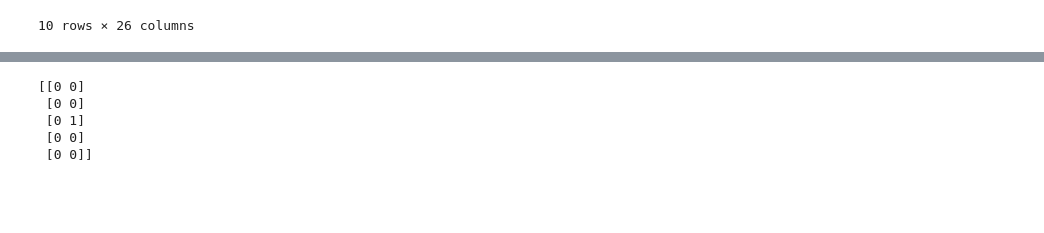
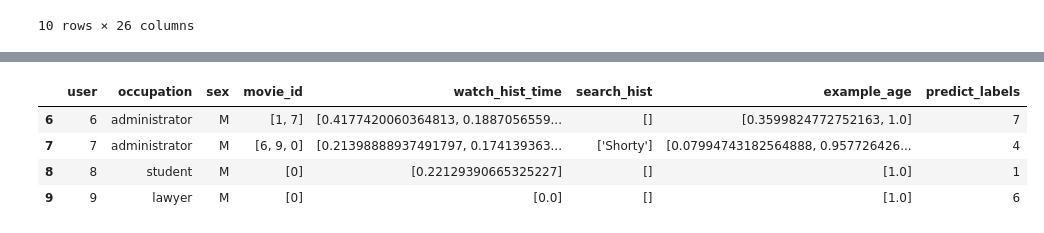
Before and after one commit to hyez/Deep-Youtube-Recommendations, a Jupyter notebook: neural_net.ipynb, the cells around one changed output, grey strips where cells are left out. Saved outputs shown, nothing was run; the diff lists cells and outputs as text; code cells hidden in the pictures; blank space fills up the shorter version.

```diff
--- a/neural_net.ipynb
+++ b/neural_net.ipynb
@@ -314,8 +321,0 @@ data
-# %%
-print(tf.keras.preprocessing.sequence.pad_sequences(train_data['watch_hist_time']))
-# %% [output]
-[[0 0]
- [0 0]
- [0 1]
- [0 0]
- [0 0]]
@@ -321,0 +324,8 @@ print(tf.keras.preprocessing.sequence.pad_sequences(train_data['watch_hist_time'
+# %%
+test_data
+# %% [output]
+|  | user | occupation | sex | movie_id | watch_hist_time | search_hist | example_age | predict_labels |
+| 6 | 6 | administrator | M | [1, 7] | [0.4177420060364813, 0.1887056559... | [] | [0.3599824772752163, 1.0] | 7 |
+| 7 | 7 | administrator | M | [6, 9, 0] | [0.21398888937491797, 0.174139363... | ['Shorty'] | [0.07994743182564888, 0.957726426... | 4 |
+| 8 | 8 | student | M | [0] | [0.22129390665325227] | [] | [1.0] | 1 |
+| 9 | 9 | lawyer | M | [0] | [0.0] | [] | [1.0] | 6 |
```
Also changed, not shown: parts of 11 cells of this notebook, 2 other files.
